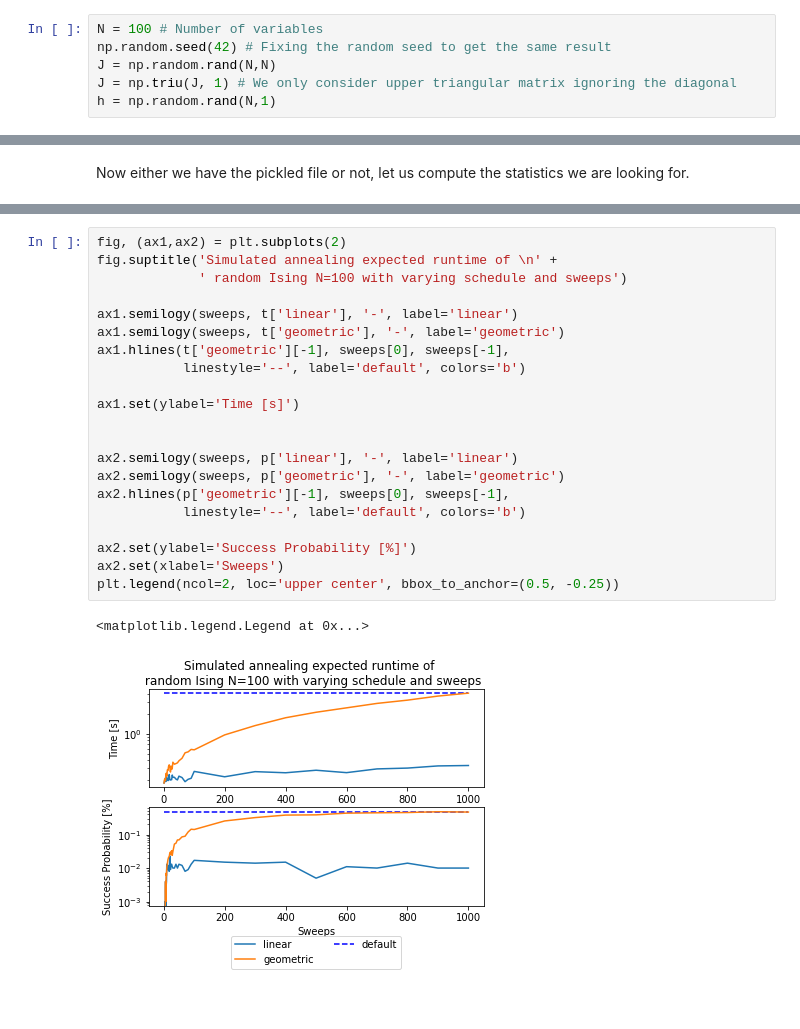
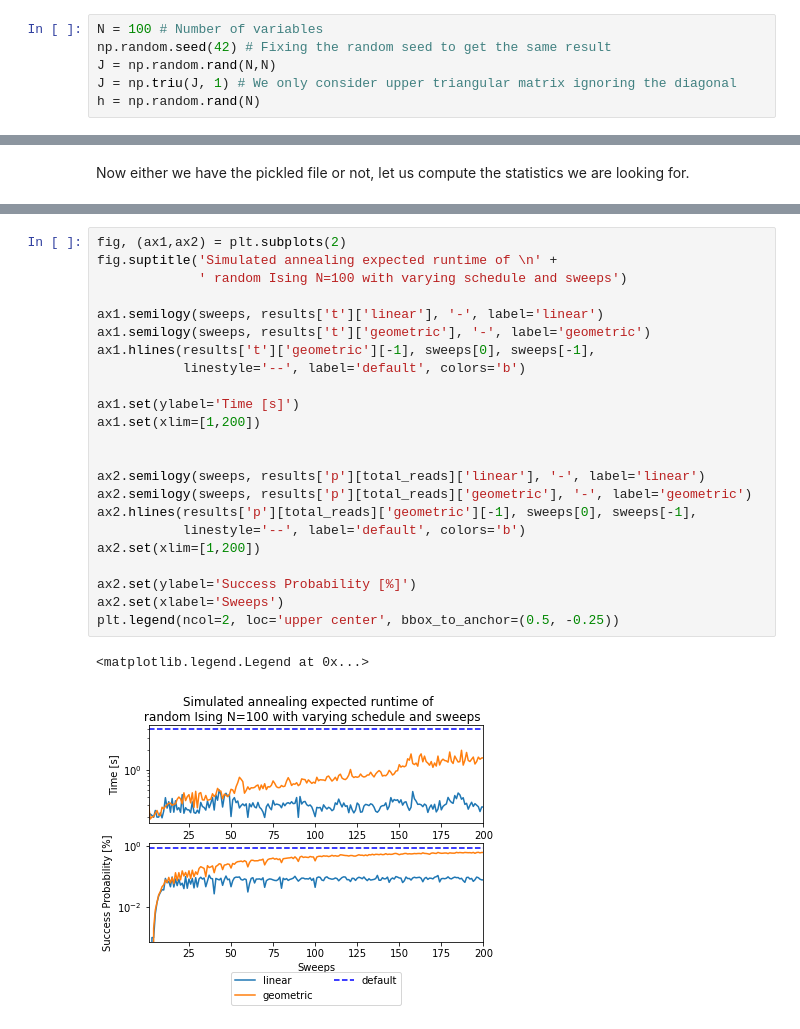
Before and after one commit to bernalde/QuIPML, a Jupyter notebook: notebooks/Notebook 4 - Benchmarking.ipynb, the cells around one changed output, grey strips where cells are left out. Saved outputs shown, nothing was run; the diff lists cells and outputs as text.

```diff
--- a/notebooks/Notebook 4 - Benchmarking.ipynb
+++ b/notebooks/Notebook 4 - Benchmarking.ipynb
@@ -335,7 +335,7 @@ N = 100 # Number of variables
 np.random.seed(42) # Fixing the random seed to get the same result
 J = np.random.rand(N,N)
 J = np.triu(J, 1) # We only consider upper triangular matrix ignoring the diagonal
-h = np.random.rand(N,1)
+h = np.random.rand(N)
 # %%
 model_random = dimod.BinaryQuadraticModel.from_ising(h, J, offset=0.0)
 # %%
@@ -444,27 +594,29 @@ for schedule in schedules:
 # %%
 fig, (ax1,ax2) = plt.subplots(2)
 fig.suptitle('Simulated annealing expected runtime of \n' +
              ' random Ising N=100 with varying schedule and sweeps')
 
-ax1.semilogy(sweeps, t['linear'], '-', label='linear')
-ax1.semilogy(sweeps, t['geometric'], '-', label='geometric')
-ax1.hlines(t['geometric'][-1], sweeps[0], sweeps[-1],
+ax1.semilogy(sweeps, results['t']['linear'], '-', label='linear')
+ax1.semilogy(sweeps, results['t']['geometric'], '-', label='geometric')
+ax1.hlines(results['t']['geometric'][-1], sweeps[0], sweeps[-1],
            linestyle='--', label='default', colors='b')
 
 ax1.set(ylabel='Time [s]')
+ax1.set(xlim=[1,200])
 
 
-ax2.semilogy(sweeps, p['linear'], '-', label='linear')
-ax2.semilogy(sweeps, p['geometric'], '-', label='geometric')
-ax2.hlines(p['geometric'][-1], sweeps[0], sweeps[-1],
+ax2.semilogy(sweeps, results['p'][total_reads]['linear'], '-', label='linear')
+ax2.semilogy(sweeps, results['p'][total_reads]['geometric'], '-', label='geometric')
+ax2.hlines(results['p'][total_reads]['geometric'][-1], sweeps[0], sweeps[-1],
            linestyle='--', label='default', colors='b')
+ax2.set(xlim=[1,200])
 
 ax2.set(ylabel='Success Probability [%]')
 ax2.set(xlabel='Sweeps')
 plt.legend(ncol=2, loc='upper center', bbox_to_anchor=(0.5, -0.25))
 # %% [output]
 <matplotlib.legend.Legend at 0x...>
-[figure, old version]
+[figure, new version]
 # %%
 fig1 = plt.figure()
 ax1 = fig1.add_subplot(111)
```
Also changed, not shown: parts of 21 cells of this notebook, 2 other files.
